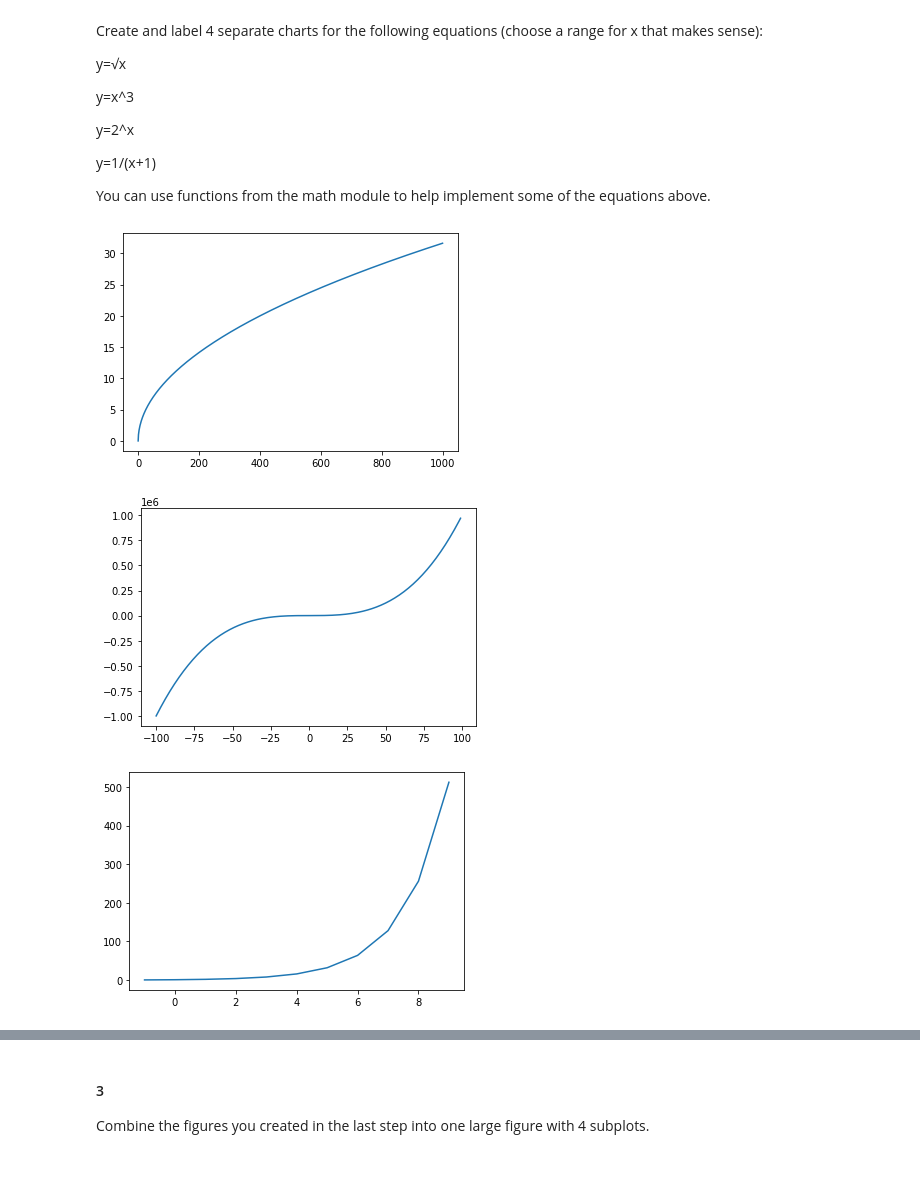
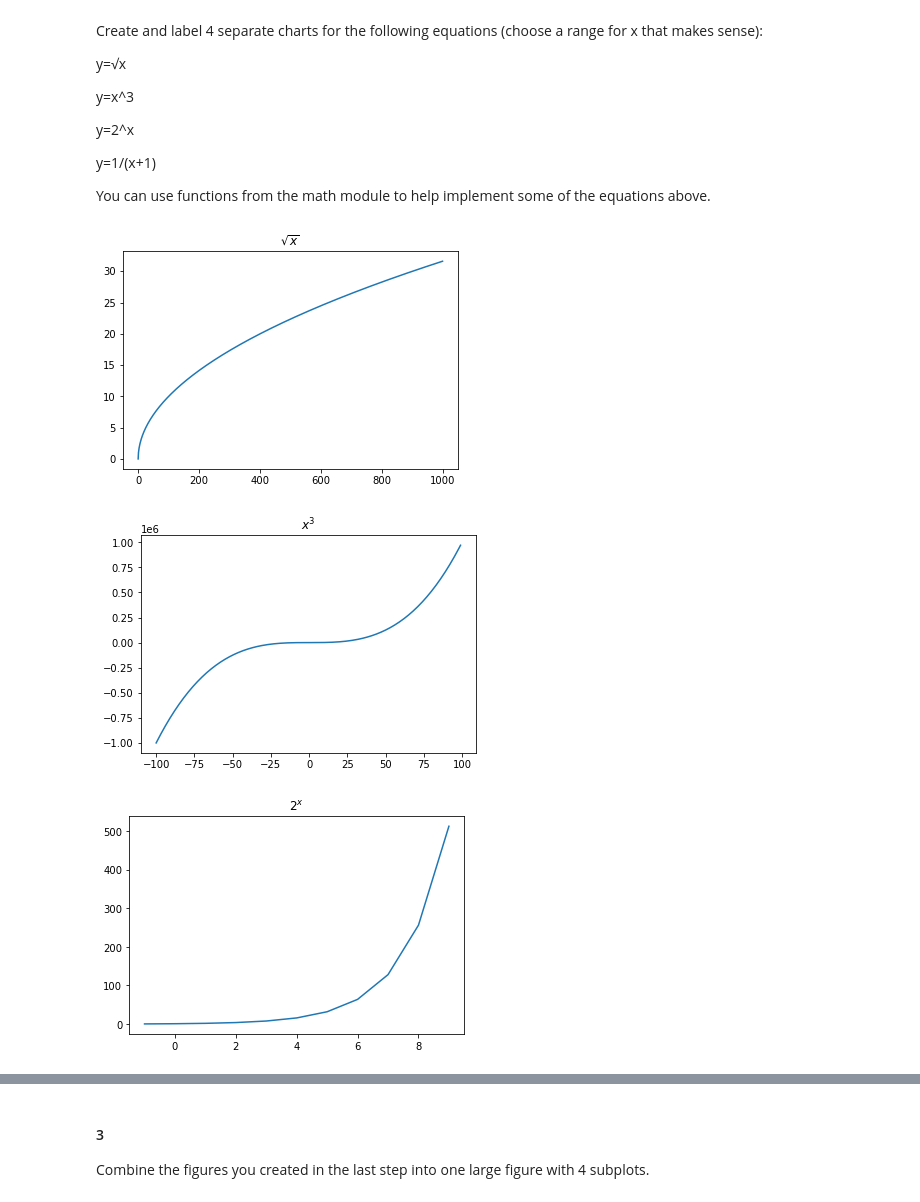
Before and after one commit to stephenfitzsimon/numpy-pandas-visualization-exercises, a Jupyter notebook: matplotlib_exercises.ipynb, the cells around one changed output, grey strips where cells are left out. Saved outputs shown, nothing was run; the diff lists cells and outputs as text; code cells hidden in the pictures; blank space fills up the shorter version.

```diff
--- a/matplotlib_exercises.ipynb
+++ b/matplotlib_exercises.ipynb
@@ -37,27 +37,30 @@ y=1/(x+1)
 You can use functions from the math module to help implement some of the equations above.
 # %%
 # square root function is only defined for non-negative reals
-x = list(range(1000))
+x = range(1000)
 y = [x**(0.5) for x in x]
+plt.title('$\sqrt{x}$')
 plt.plot(x,y)
 plt.show()
 # %% [output]
-[figure, old version]
+[figure, new version]
 # %%
-x = list(range(-100,100))
+x = range(-100,100)
 y = [x**3 for x in x]
+plt.title('$x^3$')
 plt.plot(x,y)
 plt.show()
 # %% [output]
-[figure, old version]
+[figure, new version]
 # %%
-#only need a low range to see how fast the derivative is
+#only need a low range to see how fast the increase is
 #the negative x value will all be very close to 0
-x = list(range(-1,10))
+x = range(-1,10)
 y = [2**x for x in x]
+plt.title('$2^x$')
 plt.plot(x,y)
 plt.show()
 # %% [output]
-[figure, old version]
+[figure, new version]
 # %%
 #avoid the asymptope at -1 and range does not take a float
```
Also changed, not shown: parts of 5 cells of this notebook, 3 other files.
